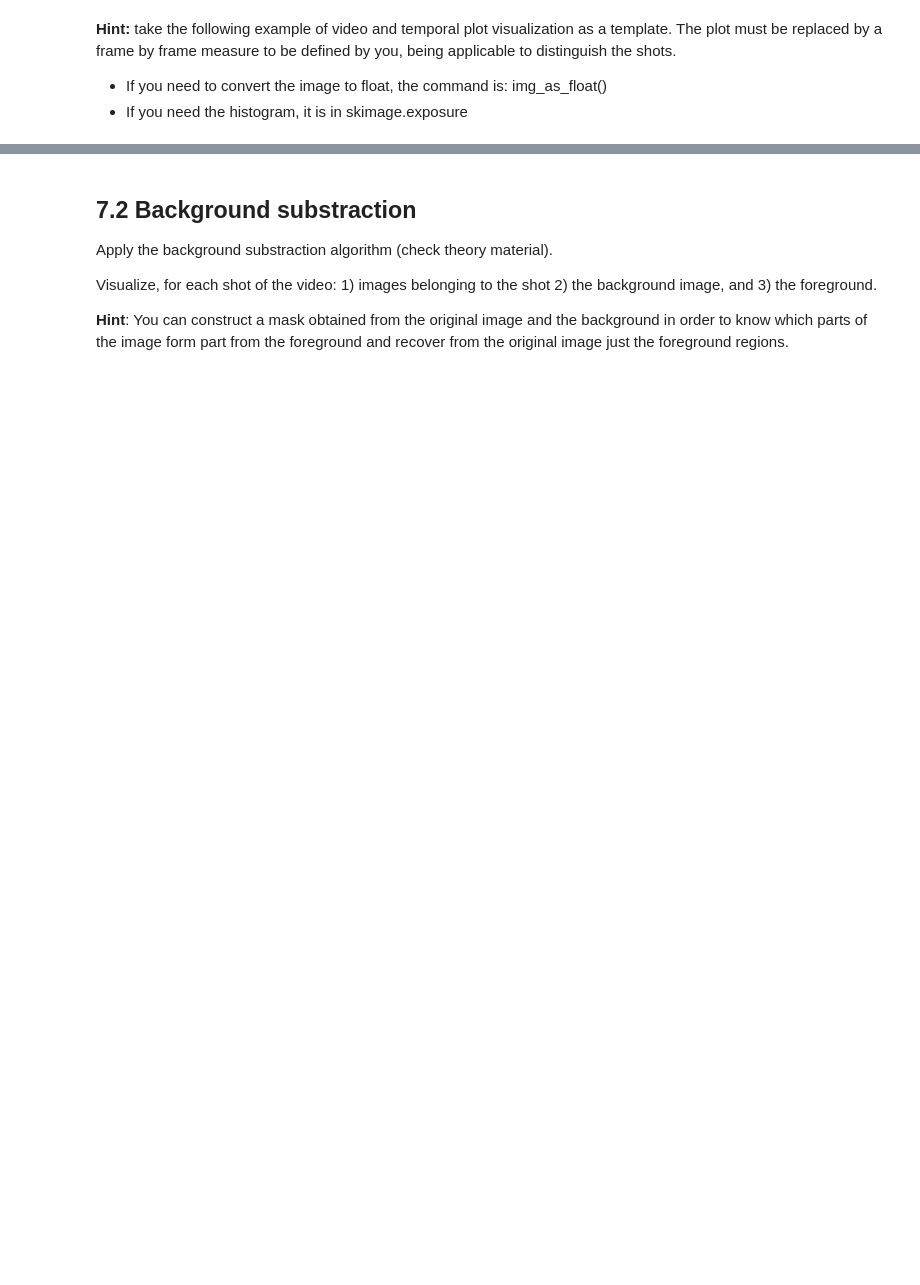
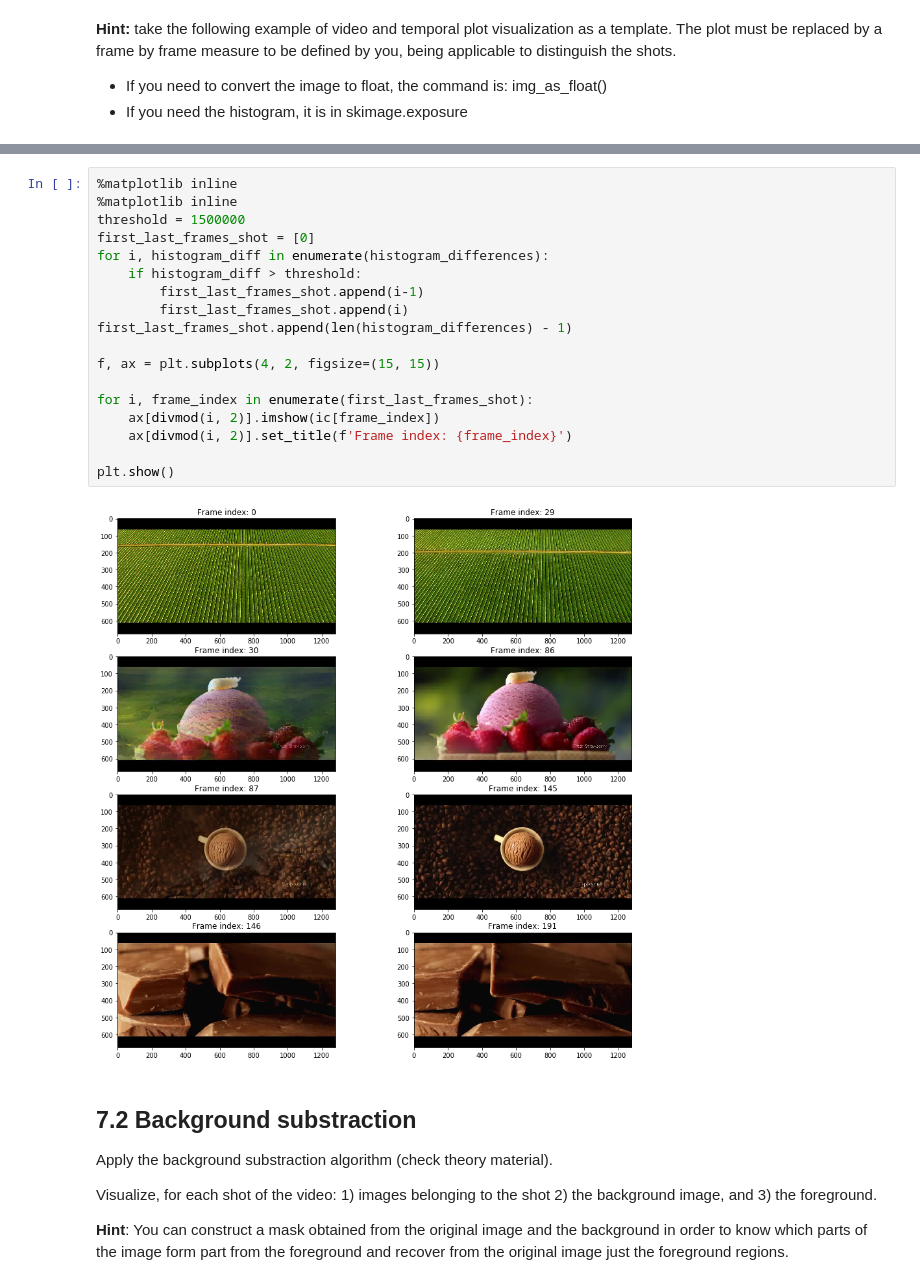
Before and after one commit to jdecid/MAI-CV, a Jupyter notebook: labs/s7/p7_image_segmentation.ipynb, the cells around one changed output, grey strips where cells are left out. Drawn from its saved outputs; the diff is of its cells as text; blank space fills up the shorter version.

```diff
--- a/labs/s7/p7_image_segmentation.ipynb
+++ b/labs/s7/p7_image_segmentation.ipynb
@@ -183,3 +118,23 @@ plt.show()
+# %%
+%matplotlib inline
+%matplotlib inline
+threshold = 1500000
+first_last_frames_shot = [0]
+for i, histogram_diff in enumerate(histogram_differences):
+    if histogram_diff > threshold:
+        first_last_frames_shot.append(i-1)
+        first_last_frames_shot.append(i)
+first_last_frames_shot.append(len(histogram_differences) - 1)
+
+f, ax = plt.subplots(4, 2, figsize=(15, 15))
+
+for i, frame_index in enumerate(first_last_frames_shot):
+    ax[divmod(i, 2)].imshow(ic[frame_index])
+    ax[divmod(i, 2)].set_title(f'Frame index: {frame_index}')
+
+plt.show()
+# %% [output]
+[figure, added]
 # %% [markdown]
 ## 7.2 Background substraction
 
```
Also changed, not shown: parts of 5 cells of this notebook.
